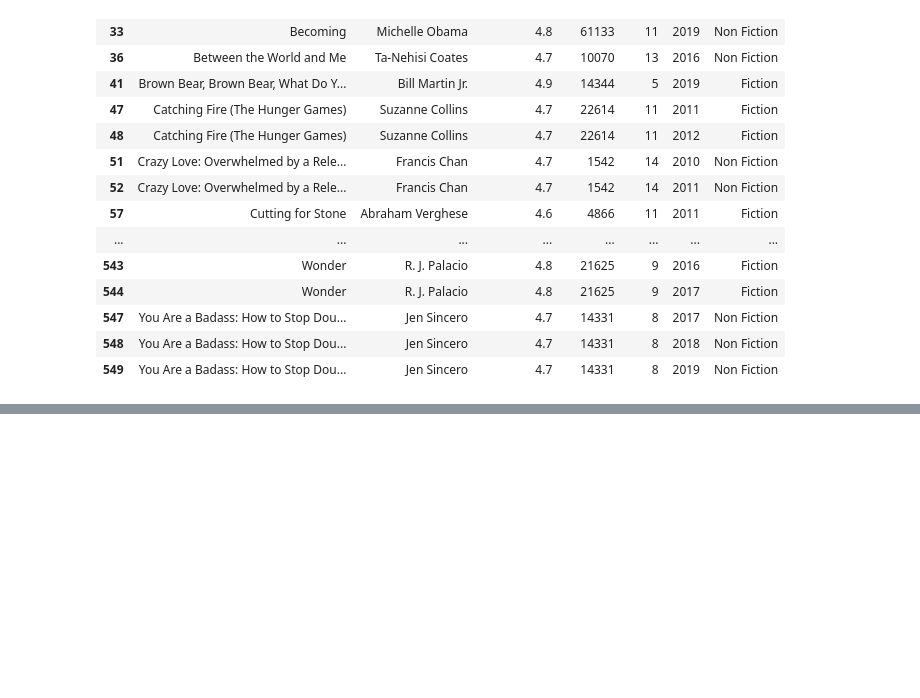
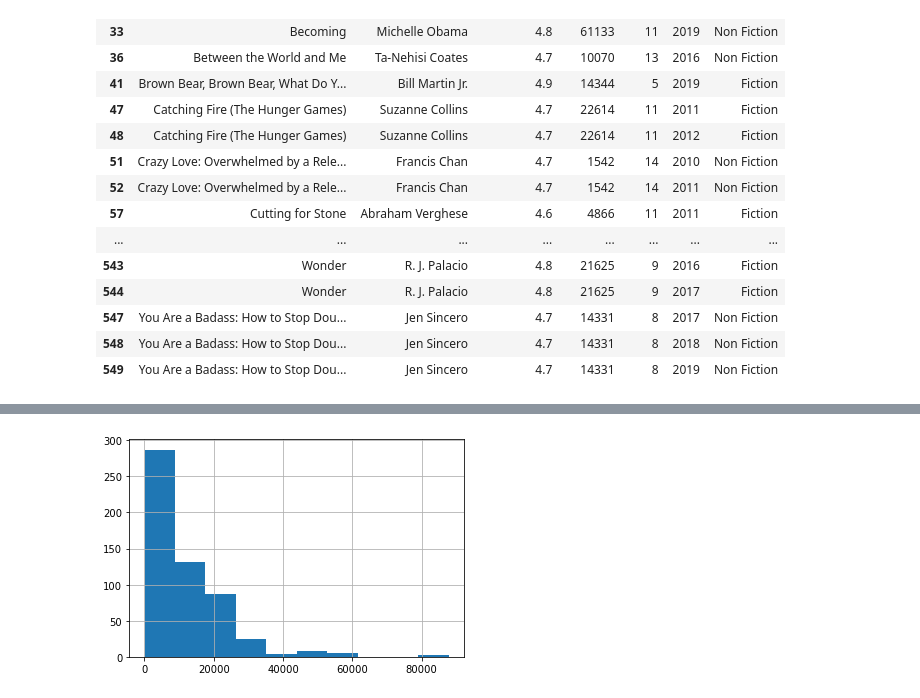
Before and after one commit to Charles2005/Amazon-Bestselling-Books-EDA, a Jupyter notebook: Files/Amazon-Top-Books-EDA.ipynb, the cells around one changed output, grey strips where cells are left out. Saved outputs shown, nothing was run; the diff lists cells and outputs as text; code cells hidden in the pictures; blank space fills up the shorter version.

```diff
--- a/Files/Amazon-Top-Books-EDA.ipynb
+++ b/Files/Amazon-Top-Books-EDA.ipynb
@@ -187,0 +199,4 @@ df_duplicated
+# %%
+df["Reviews"].hist();
+# %% [output]
+[figure, added]
```
Also changed, not shown: parts of 6 cells of this notebook.
